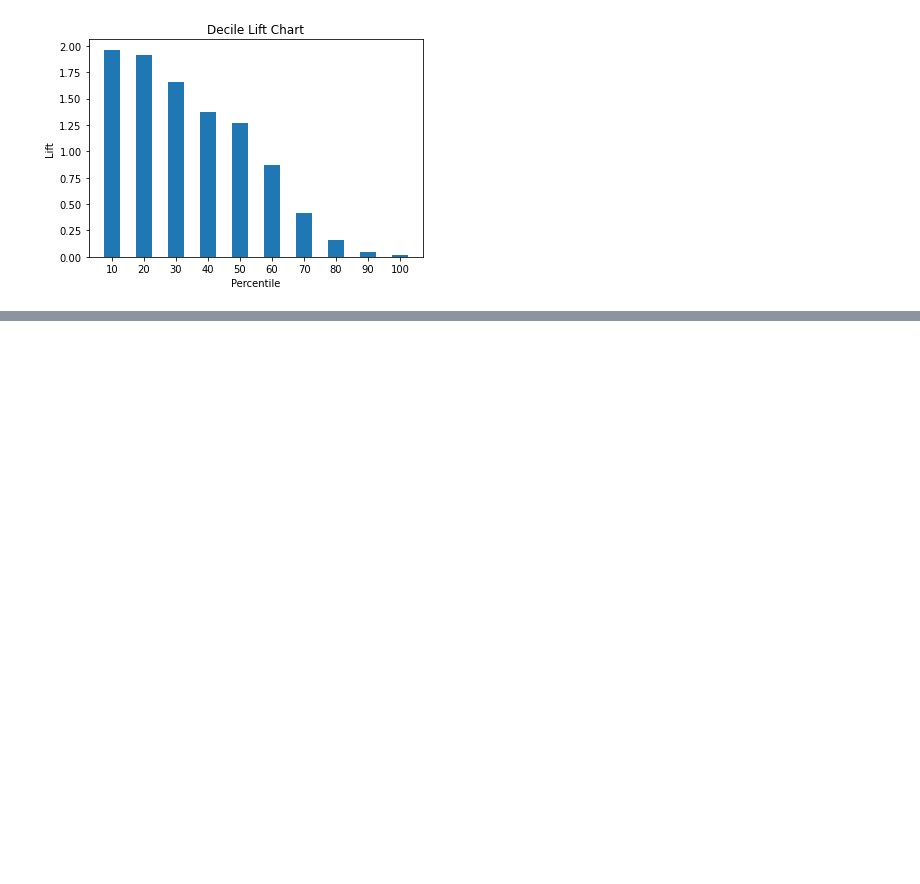
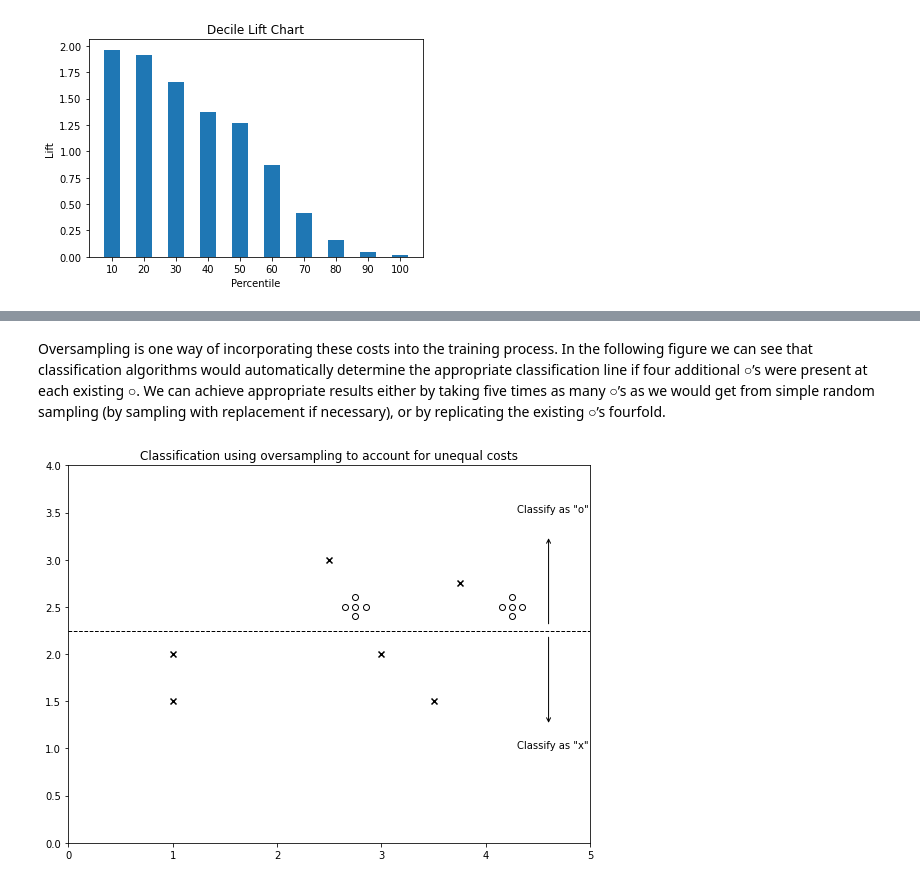
Before and after one commit to jeantardelli/data-mining-for-business-analytics, a Jupyter notebook: analysis/evaluating-predictive-performance.ipynb, the cells around one changed output, grey strips where cells are left out. Cells and saved outputs as stored; diff of their text form; code cells hidden in the pictures; blank space fills up the shorter version.

Commit message:
Oversampling

```diff
--- a/analysis/evaluating-predictive-performance.ipynb
+++ b/analysis/evaluating-predictive-performance.ipynb
@@ -601,0 +663,37 @@ We could also plot the cumulative gains as a function of the cutoff value. The o
+# %% [markdown]
+Oversampling is one way of incorporating these costs into the training process. In the following figure we can see that classification algorithms would automatically determine the appropriate classification line if four additional ○’s were present at each existing ○. We can achieve appropriate results either by taking five times as
+many ○’s as we would get from simple random sampling (by sampling with replacement if necessary), or by replicating the existing ○’s fourfold.
+# %%
+sample = [(1, 1.5, "x"), (1, 2, "x"), (2.5, 3, "x"), (2.75, 2.5, "o"),
+          (2.65, 2.5, "o"), (2.85, 2.5, "o"), (2.75, 2.6, "o"), (2.75, 2.4, "o"),
+          (3, 2, "x"), (3.5, 1.5, "x"), (3.75, 2.75, "x"), (4.25, 2.5, "o"),
+          (4.35, 2.5, "o"), (4.15, 2.5, "o"), (4.25, 2.6, "o"), (4.25, 2.4, "o")]
+sample_df = pd.DataFrame(sample, columns=["X", "Y", "marker"])
+
+
+fig, ax = plt.subplots(nrows=1, ncols=1, figsize=(8, 6), tight_layout=True)
+for m in ["x", "o"]:
+    subset_df = sample_df[sample_df.marker == m]
+    if m == "x":
+        c = "black"
+        edgecolor = None
+    if m == "o":
+        c = "white"
+        edgecolor = "black"
+    ax.scatter(subset_df.X, subset_df.Y, marker=m, c=c, edgecolor=edgecolor)
+
+ax.plot([0, 5], [2.25, 2.25], "k--", linewidth=1)
+ax.annotate('Classify as "x"', xy=(4.3, 1))
+ax.annotate('', xy=(4.6, 1.25), xytext=(4.6, 2.20),
+            arrowprops=dict(facecolor="black", arrowstyle="->"))
+ax.annotate('Classify as "o"', xy=(4.3, 3.5))
+ax.annotate('', xy=(4.6, 3.25), xytext=(4.6, 2.30),
+            arrowprops=dict(facecolor="black", arrowstyle="->"))
+
+ax.set_xlim([0, 5])
+ax.set_ylim([0, 4])
+ax.set_title("Classification using oversampling to account for unequal costs")
+
+plt.show()
+# %% [output]
+[figure, added]
```
Also changed, not shown: parts of 3 cells of this notebook.
